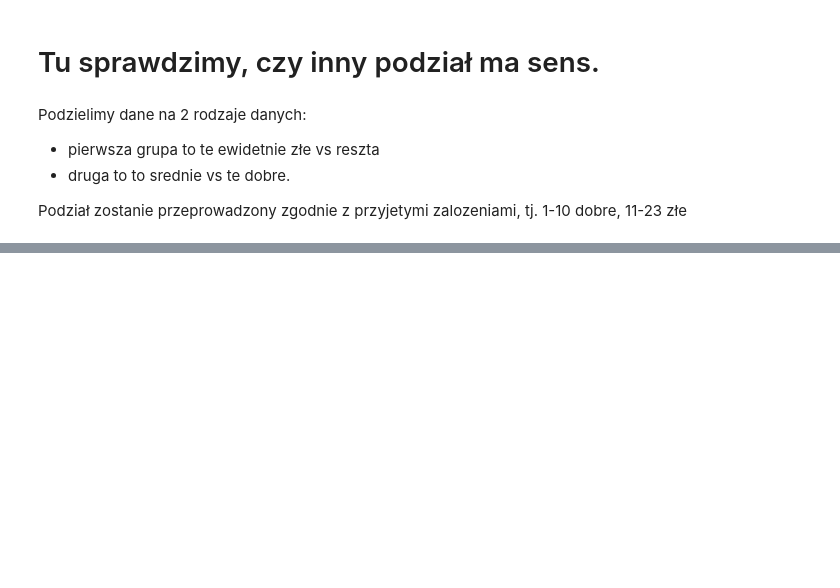
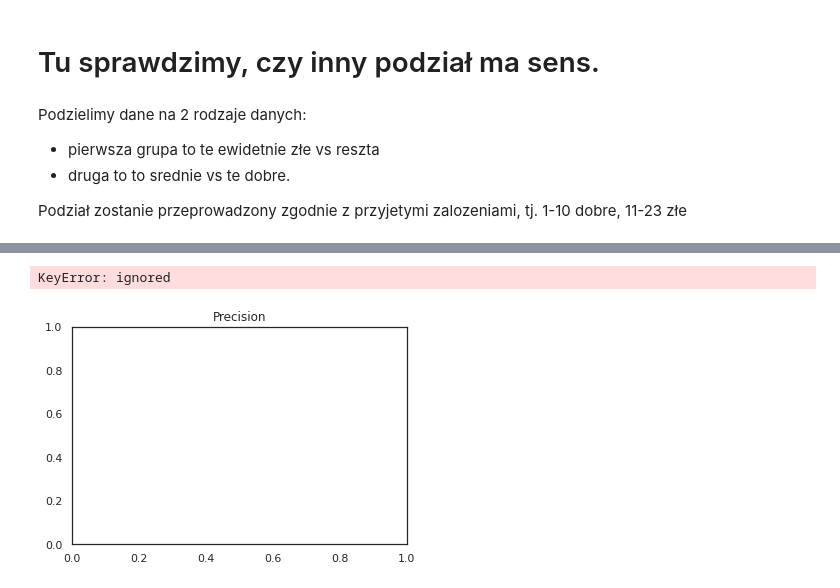
Before and after one commit to pawelszajwaj/Segregation, a Jupyter notebook: Main.ipynb, the cells around one changed output, grey strips where cells are left out. Saved outputs shown, nothing was run; the diff lists cells and outputs as text; code cells hidden in the pictures; blank space fills up the shorter version.

```diff
--- a/Main.ipynb
+++ b/Main.ipynb
@@ -305,0 +388,8 @@ print(len(var_good_data))
+# %%
+plt.title("Precision")
+plt.plot(histvar1.history['precision'], 'r')
+plt.plot(histvar1.history['val_precision'],'b')
+plt.show()
+# %% [output]
+KeyError: ignored
+[figure, added]
```
Also changed, not shown: parts of 51 cells of this notebook.
